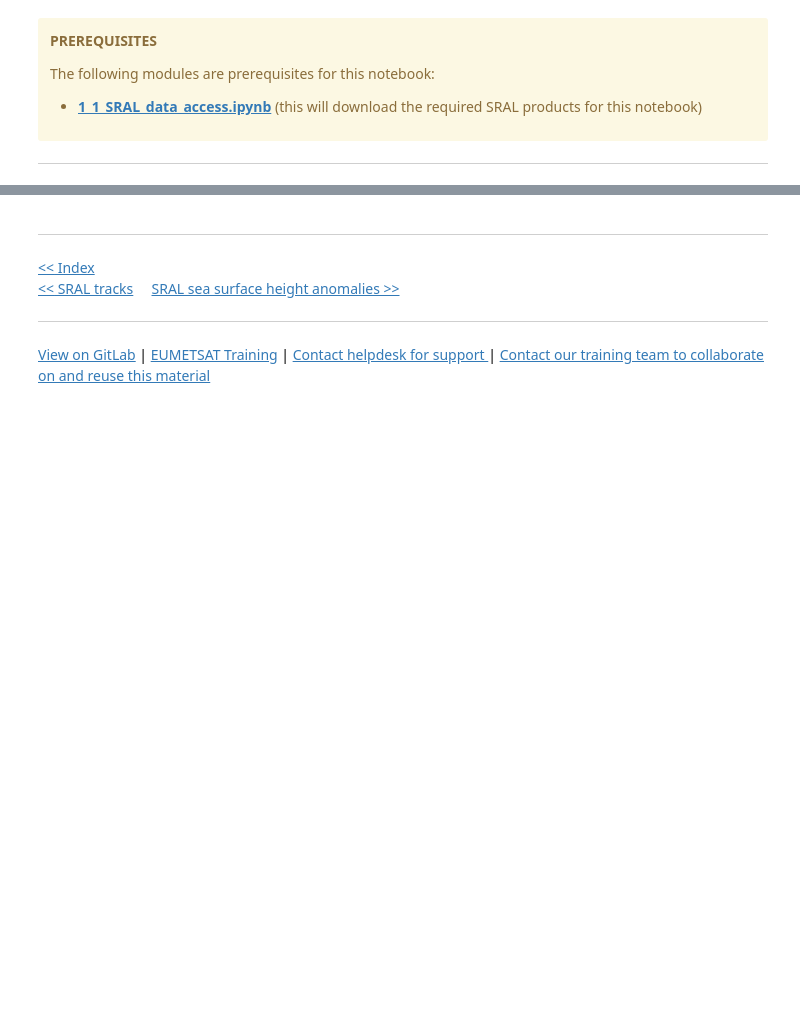
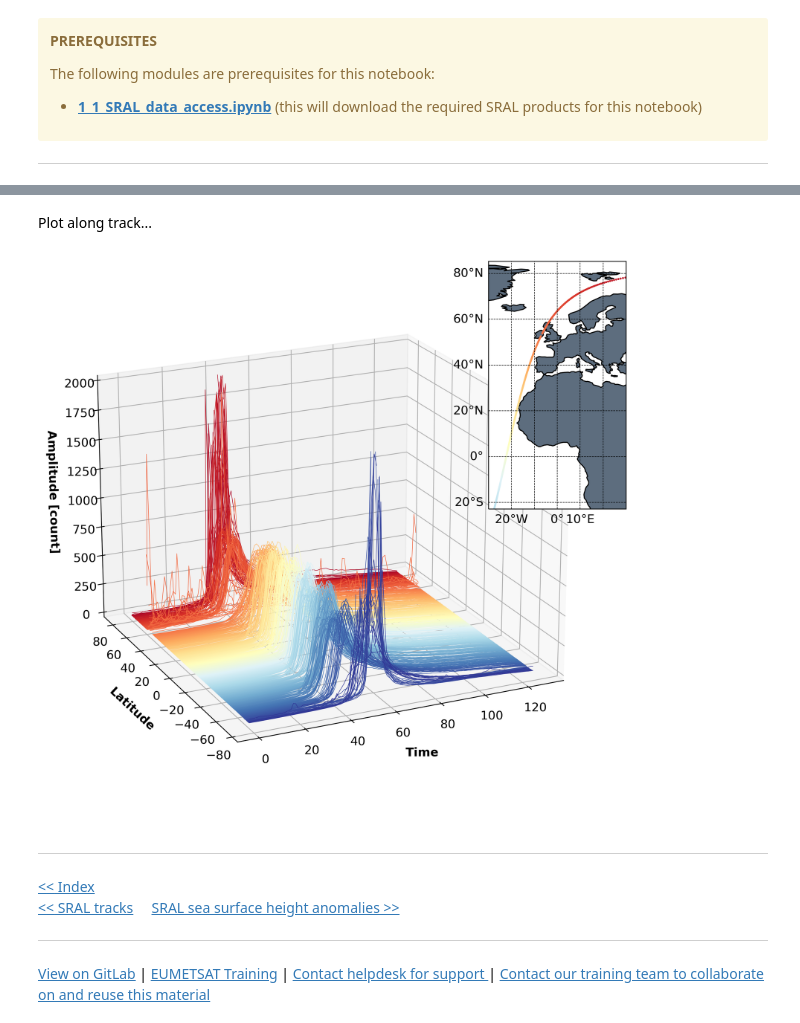
Before and after one commit to wekeo/learn-sral, a Jupyter notebook: 1_SRAL_introductory/1_5_SRAL_waveforms.ipynb, the cells around one changed output, grey strips where cells are left out. Cells and saved outputs as stored; diff of their text form; code cells hidden in the pictures; blank space fills up the shorter version.

```diff
--- a/1_SRAL_introductory/1_5_SRAL_waveforms.ipynb
+++ b/1_SRAL_introductory/1_5_SRAL_waveforms.ipynb
@@ -85,3 +154,50 @@ plt.rcParams.update({'font.size': 12})
+# %% [markdown]
+Plot along track...
+# %%
+fig = plt.figure(figsize=(12, 10), dpi=300)
+ax1 = fig.add_subplot(1, 1, 1, projection='3d')
+
+cap = 2000
+stride = 100
+counter = int(np.shape(ds["waveform_20_ku"])[0]/stride)
+waveform_array = np.zeros((counter, len(ds["echo_sample_ind"])))
+lon_array = []
+lat_array = []
+cmap = plt.cm.RdYlBu
+
+all_lons = ds["lon_20_ku"]
+all_lons[all_lons > 180] = all_lons[all_lons > 180] - 360
+all_lats = ds["lat_20_ku"]
+
+for ii in range(counter):
+    waveform_array[ii, :] = np.nanmean(ds["waveform_20_ku"][ii*stride:(ii+1)*stride, :], axis=0)
+    waveform_array[waveform_array > cap] = np.nan
+    lons = np.nanmean(all_lons[ii*stride:(ii+1)*stride])
+    lats = np.nanmean(all_lats[ii*stride:(ii+1)*stride])
+    lon_array.append(lons)
+    lat_array.append(lats)
+    p1, = ax1.plot3D(ds["echo_sample_ind"], np.ones(len(ds["echo_sample_ind"]))*lats,
+                    waveform_array[ii, :], color=cmap(ii/counter), linewidth=0.5, zorder=counter)
+
+ax1.set_zlim([0, cap])
+ax1.view_init(elev=20, azim=245)
+ax1.set_xlabel('Time', fontweight='bold', labelpad=10)
+ax1.set_ylabel('Latitude', fontweight='bold', labelpad=10)
+ax1.set_zlabel('Amplitude [count]', fontweight='bold', labelpad=10)
+
+ax2 = fig.add_subplot(2, 3, 3, projection=cartopy.crs.PlateCarree())
+ax2.scatter(lon_array, lat_array, 1, range(len(lon_array)), cmap=cmap)
+ax2.add_feature(cartopy.feature.LAND, zorder=0, edgecolor='k', facecolor='#5D6D7E')
+g1 = ax2.gridlines(draw_labels = True, zorder=20, color='0.0', linestyle='--', linewidth=0.5)
+g1.top_labels = False
+g1.right_labels = False
+g1.xlabel_style = {'color': 'black'}
+g1.ylabel_style = {'color': 'black'}
+ax2.set(facecolor = "1.0")
+ax2.set_extent([-30, 30, -20, 85])
+plt.savefig('1_5_SRAL_waveforms.png')
+# %% [output]
+[figure, added]
 # %% [markdown]
 <hr>
 <a href="../Index.ipynb"><< Index</a>
```
Also changed, not shown: parts of 13 cells of this notebook, 16 other files.
